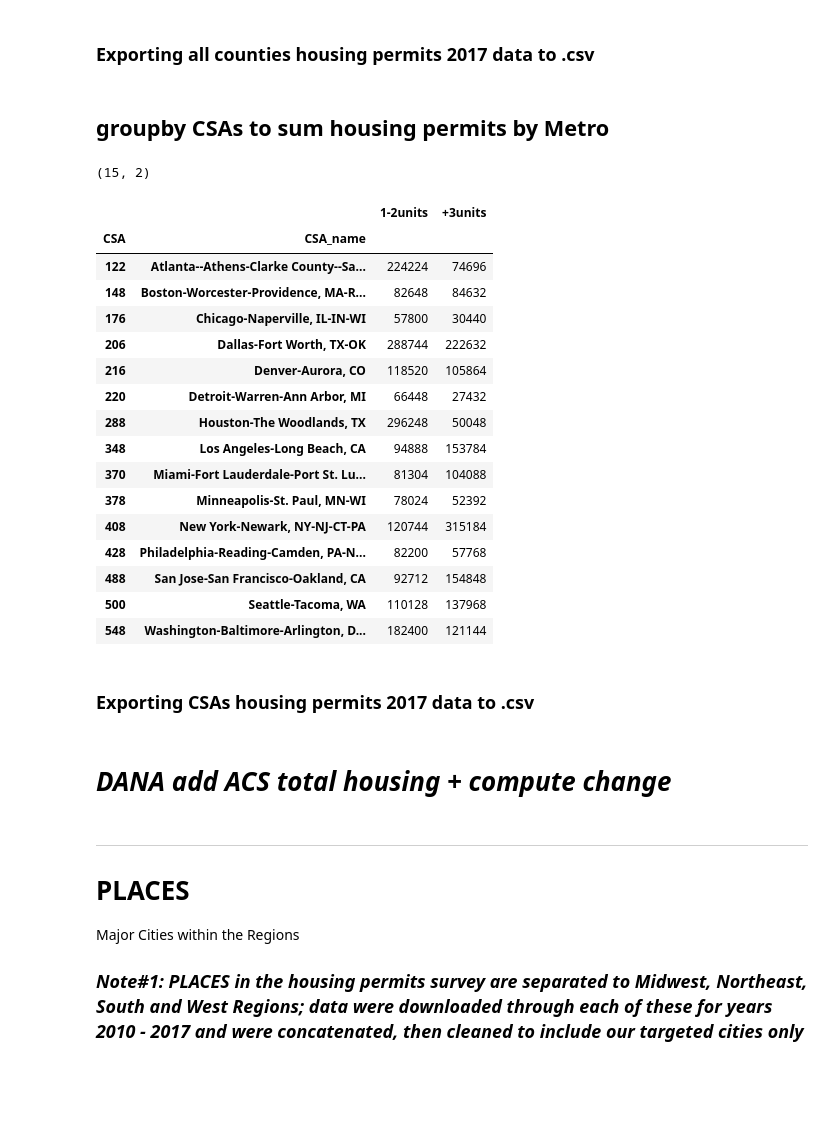
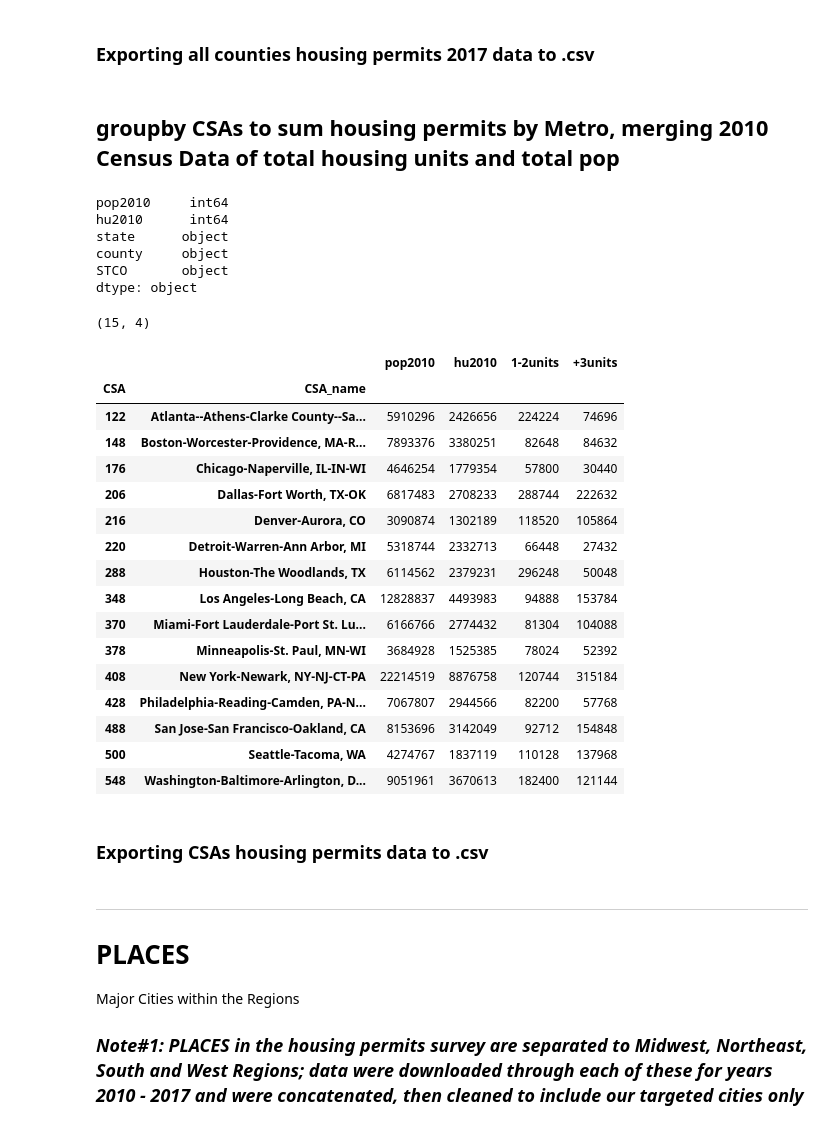
Before and after one commit to NYCPlanning/rp-USmetros_comparison, a Jupyter notebook: 4-HOUSING2017.ipynb, the cells around one changed output. Cells and saved outputs as stored; diff of their text form; code cells hidden in the pictures; blank space fills up the shorter version.

Commit message:
updating housing permits analysis

```diff
--- a/4-HOUSING2017.ipynb
+++ b/4-HOUSING2017.ipynb
@@ -169,31 +169,43 @@ BPcounties[BPcounties['CSA']==408].shape
 # %%
 BPcounties.to_csv('data/BPcounties.csv')
 # %% [markdown]
-## groupby CSAs to sum housing permits by Metro
+## groupby CSAs to sum housing permits by Metro, merging 2010 Census Data of total housing units and total pop
+# %%
+housing10['pop2010'] = housing10['pop2010'].astype(int)
+housing10['hu2010'] = housing10['hu2010'].astype(int)
+
+housing10.dtypes
+# %% [output]
+pop2010     int64
+hu2010      int64
+state      object
+county     object
+STCO       object
+dtype: object
 # %%
-bpCSA = BPcounties.groupby(['CSA', 'CSA_name']).sum()#.iloc[:,:-2]
+hpCSA = housing10.merge(BPcounties, on='STCO').groupby(['CSA', 'CSA_name']).sum()
 
-print(bpCSA.shape)
-bpCSA
+print(hpCSA.shape)
+hpCSA
 # %% [output]
-(15, 2)
+(15, 4)
-|  |  | 1-2units | +3units |
-| CSA | CSA_name |  |  |
-| 122 | Atlanta--Athens-Clarke County--Sa... | 224224 | 74696 |
-| 148 | Boston-Worcester-Providence, MA-R... | 82648 | 84632 |
-| 176 | Chicago-Naperville, IL-IN-WI | 57800 | 30440 |
-| 206 | Dallas-Fort Worth, TX-OK | 288744 | 222632 |
-| 216 | Denver-Aurora, CO | 118520 | 105864 |
-| 220 | Detroit-Warren-Ann Arbor, MI | 66448 | 27432 |
-| 288 | Houston-The Woodlands, TX | 296248 | 50048 |
-| 348 | Los Angeles-Long Beach, CA | 94888 | 153784 |
-| 370 | Miami-Fort Lauderdale-Port St. Lu... | 81304 | 104088 |
-| 378 | Minneapolis-St. Paul, MN-WI | 78024 | 52392 |
-| 408 | New York-Newark, NY-NJ-CT-PA | 120744 | 315184 |
-| 428 | Philadelphia-Reading-Camden, PA-N... | 82200 | 57768 |
-| 488 | San Jose-San Francisco-Oakland, CA | 92712 | 154848 |
-| 500 | Seattle-Tacoma, WA | 110128 | 137968 |
-| 548 | Washington-Baltimore-Arlington, D... | 182400 | 121144 |
+|  |  | pop2010 | hu2010 | 1-2units | +3units |
+| CSA | CSA_name |  |  |  |  |
+| 122 | Atlanta--Athens-Clarke County--Sa... | 5910296 | 2426656 | 224224 | 74696 |
+| 148 | Boston-Worcester-Providence, MA-R... | 7893376 | 3380251 | 82648 | 84632 |
+| 176 | Chicago-Naperville, IL-IN-WI | 4646254 | 1779354 | 57800 | 30440 |
+| 206 | Dallas-Fort Worth, TX-OK | 6817483 | 2708233 | 288744 | 222632 |
+| 216 | Denver-Aurora, CO | 3090874 | 1302189 | 118520 | 105864 |
+| 220 | Detroit-Warren-Ann Arbor, MI | 5318744 | 2332713 | 66448 | 27432 |
+| 288 | Houston-The Woodlands, TX | 6114562 | 2379231 | 296248 | 50048 |
+| 348 | Los Angeles-Long Beach, CA | 12828837 | 4493983 | 94888 | 153784 |
+| 370 | Miami-Fort Lauderdale-Port St. Lu... | 6166766 | 2774432 | 81304 | 104088 |
+| 378 | Minneapolis-St. Paul, MN-WI | 3684928 | 1525385 | 78024 | 52392 |
+| 408 | New York-Newark, NY-NJ-CT-PA | 22214519 | 8876758 | 120744 | 315184 |
+| 428 | Philadelphia-Reading-Camden, PA-N... | 7067807 | 2944566 | 82200 | 57768 |
+| 488 | San Jose-San Francisco-Oakland, CA | 8153696 | 3142049 | 92712 | 154848 |
+| 500 | Seattle-Tacoma, WA | 4274767 | 1837119 | 110128 | 137968 |
+| 548 | Washington-Baltimore-Arlington, D... | 9051961 | 3670613 | 182400 | 121144 |
 # %% [markdown]
-### Exporting CSAs housing permits 2017 data to .csv
+### Exporting CSAs housing permits data to .csv
 # %%
@@ -201,5 +213,3 @@ bpCSA.to_csv('data/BP17CSA.csv')
-# %% [markdown]
-# _DANA add ACS total housing + compute change_
 # %% [markdown]
 -----
 
```
Also changed, not shown: parts of 1 cell of this notebook, 1 other file.
